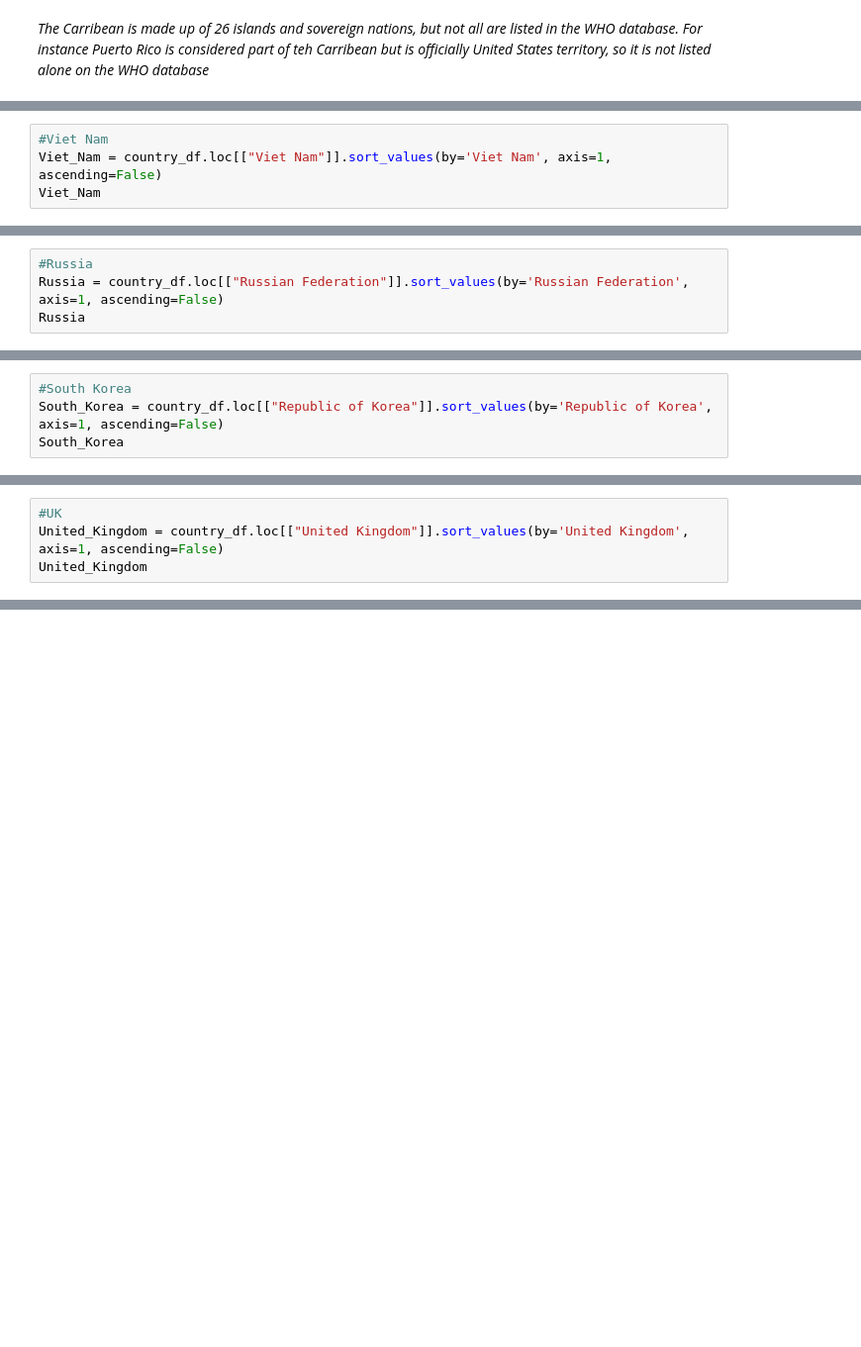
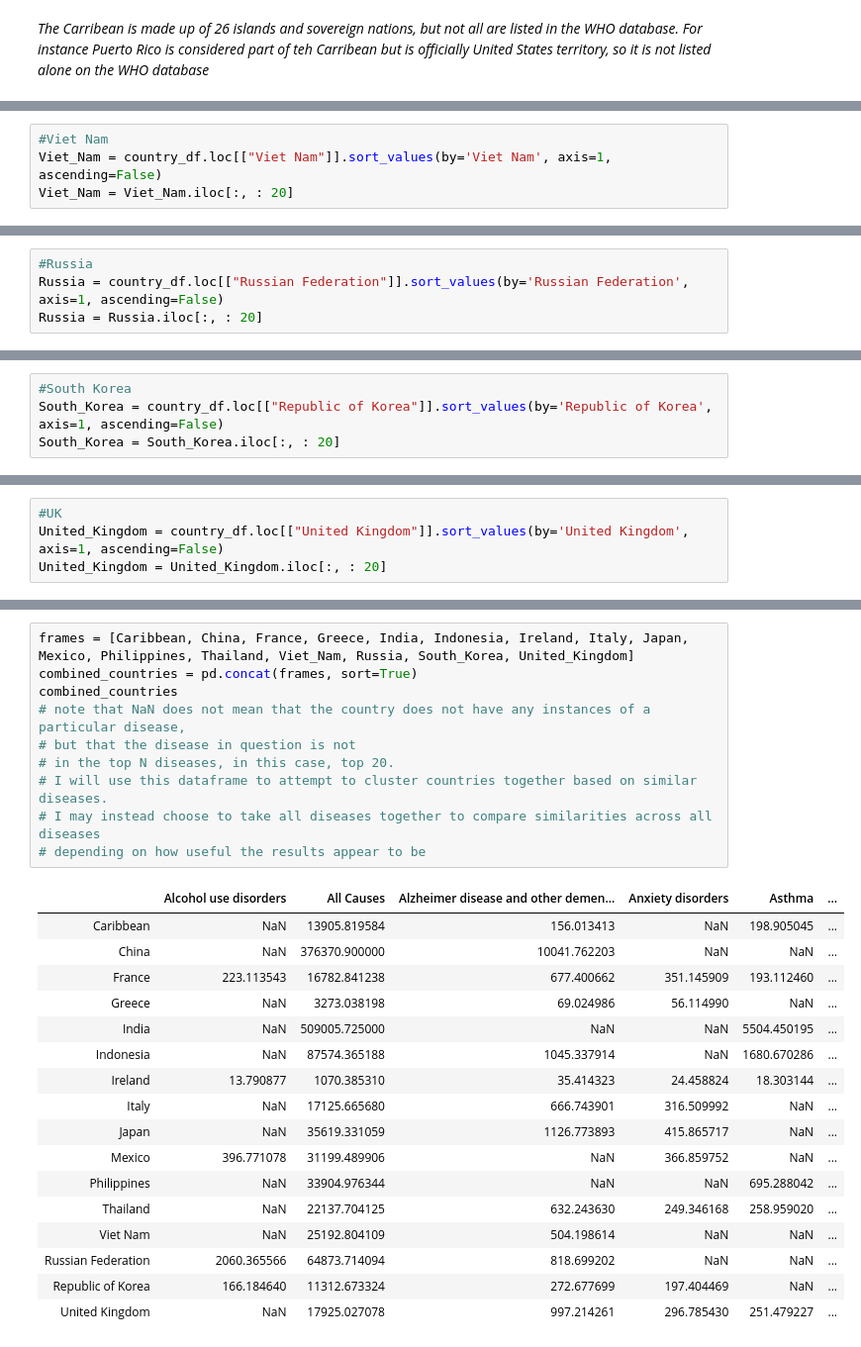
Before and after one commit to JadeWibbels/menu-mining, a Jupyter notebook: disease_data/Disease_wrangling.ipynb, the cells around one changed output, grey strips where cells are left out. Shown at 99% size. Drawn from its saved outputs; the diff is of its cells as text; blank space fills up the shorter version.

Commit message:
further refined dataframes

```diff
--- a/disease_data/Disease_wrangling.ipynb
+++ b/disease_data/Disease_wrangling.ipynb
@@ -161,4 +113,4 @@ Thailand
 # %%
 #Viet Nam
 Viet_Nam = country_df.loc[["Viet Nam"]].sort_values(by='Viet Nam', axis=1, ascending=False)
-Viet_Nam
+Viet_Nam = Viet_Nam.iloc[:, : 20]
@@ -169,4 +117,4 @@ Viet_Nam
 # %%
 #Russia
 Russia = country_df.loc[["Russian Federation"]].sort_values(by='Russian Federation', axis=1, ascending=False)
-Russia
+Russia = Russia.iloc[:, : 20]
@@ -177,4 +121,4 @@ Russia
 # %%
 #South Korea
 South_Korea = country_df.loc[["Republic of Korea"]].sort_values(by='Republic of Korea', axis=1, ascending=False)
-South_Korea
+South_Korea = South_Korea.iloc[:, : 20]
@@ -185,4 +125,4 @@ South_Korea
 # %%
 #UK
 United_Kingdom = country_df.loc[["United Kingdom"]].sort_values(by='United Kingdom', axis=1, ascending=False)
-United_Kingdom
+United_Kingdom = United_Kingdom.iloc[:, : 20]
@@ -192,0 +129,28 @@ United_Kingdom
+# %%
+frames = [Caribbean, China, France, Greece, India, Indonesia, Ireland, Italy, Japan, Mexico, Philippines, Thailand, Viet_Nam, Russia, South_Korea, United_Kingdom]
+combined_countries = pd.concat(frames, sort=True)
+combined_countries
+# note that NaN does not mean that the country does not have any instances of a particular disease,
+# but that the disease in question is not
+# in the top N diseases, in this case, top 20.
+# I will use this dataframe to attempt to cluster countries together based on similar diseases.
+# I may instead choose to take all diseases together to compare similarities across all diseases
+# depending on how useful the results appear to be
+# %% [output]
+|  | Alcohol use disorders | All Causes | Alzheimer disease and other demen... | Anxiety disorders | Asthma | ... |
+| Caribbean | NaN | 13905.819584 | 156.013413 | NaN | 198.905045 | ... |
+| China | NaN | 376370.900000 | 10041.762203 | NaN | NaN | ... |
+| France | 223.113543 | 16782.841238 | 677.400662 | 351.145909 | 193.112460 | ... |
+| Greece | NaN | 3273.038198 | 69.024986 | 56.114990 | NaN | ... |
+| India | NaN | 509005.725000 | NaN | NaN | 5504.450195 | ... |
+| Indonesia | NaN | 87574.365188 | 1045.337914 | NaN | 1680.670286 | ... |
+| Ireland | 13.790877 | 1070.385310 | 35.414323 | 24.458824 | 18.303144 | ... |
+| Italy | NaN | 17125.665680 | 666.743901 | 316.509992 | NaN | ... |
+| Japan | NaN | 35619.331059 | 1126.773893 | 415.865717 | NaN | ... |
+| Mexico | 396.771078 | 31199.489906 | NaN | 366.859752 | NaN | ... |
+| Philippines | NaN | 33904.976344 | NaN | NaN | 695.288042 | ... |
+| Thailand | NaN | 22137.704125 | 632.243630 | 249.346168 | 258.959020 | ... |
+| Viet Nam | NaN | 25192.804109 | 504.198614 | NaN | NaN | ... |
+| Russian Federation | 2060.365566 | 64873.714094 | 818.699202 | NaN | NaN | ... |
+| Republic of Korea | 166.184640 | 11312.673324 | 272.677699 | 197.404469 | NaN | ... |
+| United Kingdom | NaN | 17925.027078 | 997.214261 | 296.785430 | 251.479227 | ... |
```
Also changed, not shown: parts of 18 cells of this notebook.
